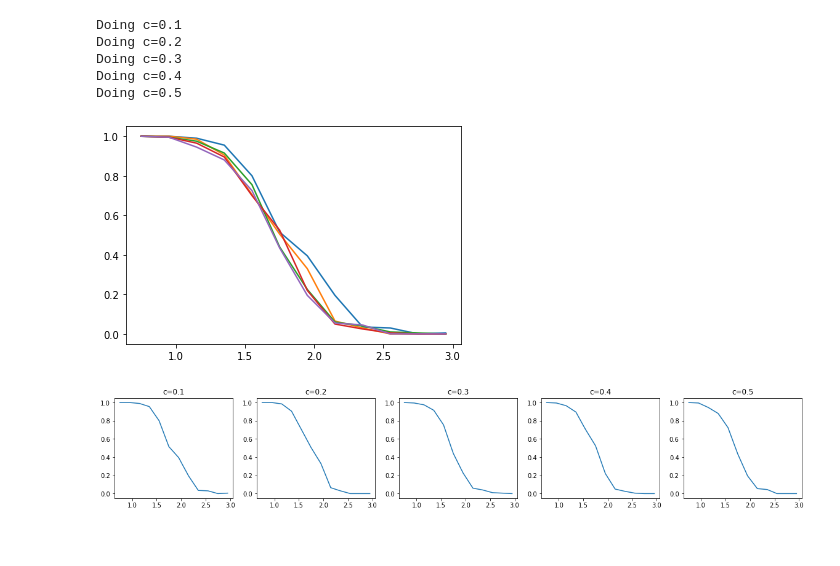
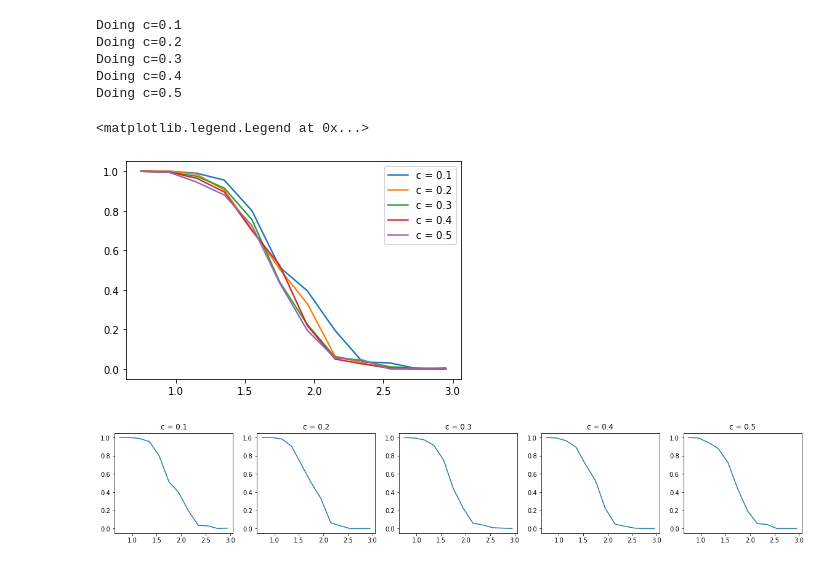
Before and after one commit to armand-colin/neural-networks-g12, a Jupyter notebook: c_testing.ipynb, the cells around one changed output. Drawn from its saved outputs; the diff is of its cells as text; code cells hidden in the pictures.

Commit message:
Add legend to c plot

```diff
--- a/c_testing.ipynb
+++ b/c_testing.ipynb
@@ -40,10 +40,13 @@ Doing c=0.3
 Doing c=0.4
 Doing c=0.5
 # %%
-for result in results:
-    plt.plot(alpha_range, result)
+for i, result in enumerate(results):
+    plt.plot(alpha_range, result, label=f"c = {round(c_range[i], 1)}")
+
+plt.legend()
 # %% [output]
+<matplotlib.legend.Legend at 0x...>
-[figure, old version]
+[figure, new version]
 # %%
 fig, plots = plt.subplots(1, len(results), figsize=(20, 3))
 for i, plot in enumerate(plots):
```
Also changed, not shown: parts of 1 cell of this notebook.
